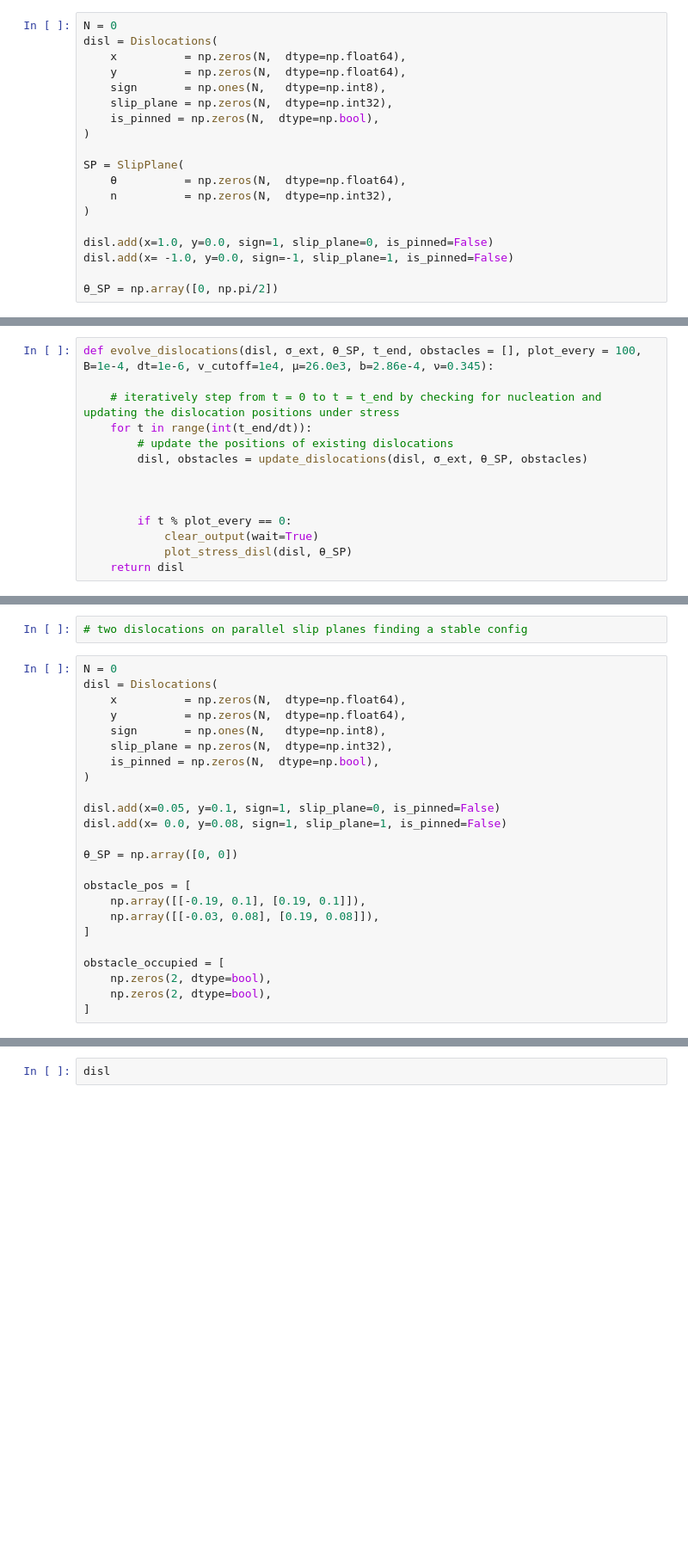
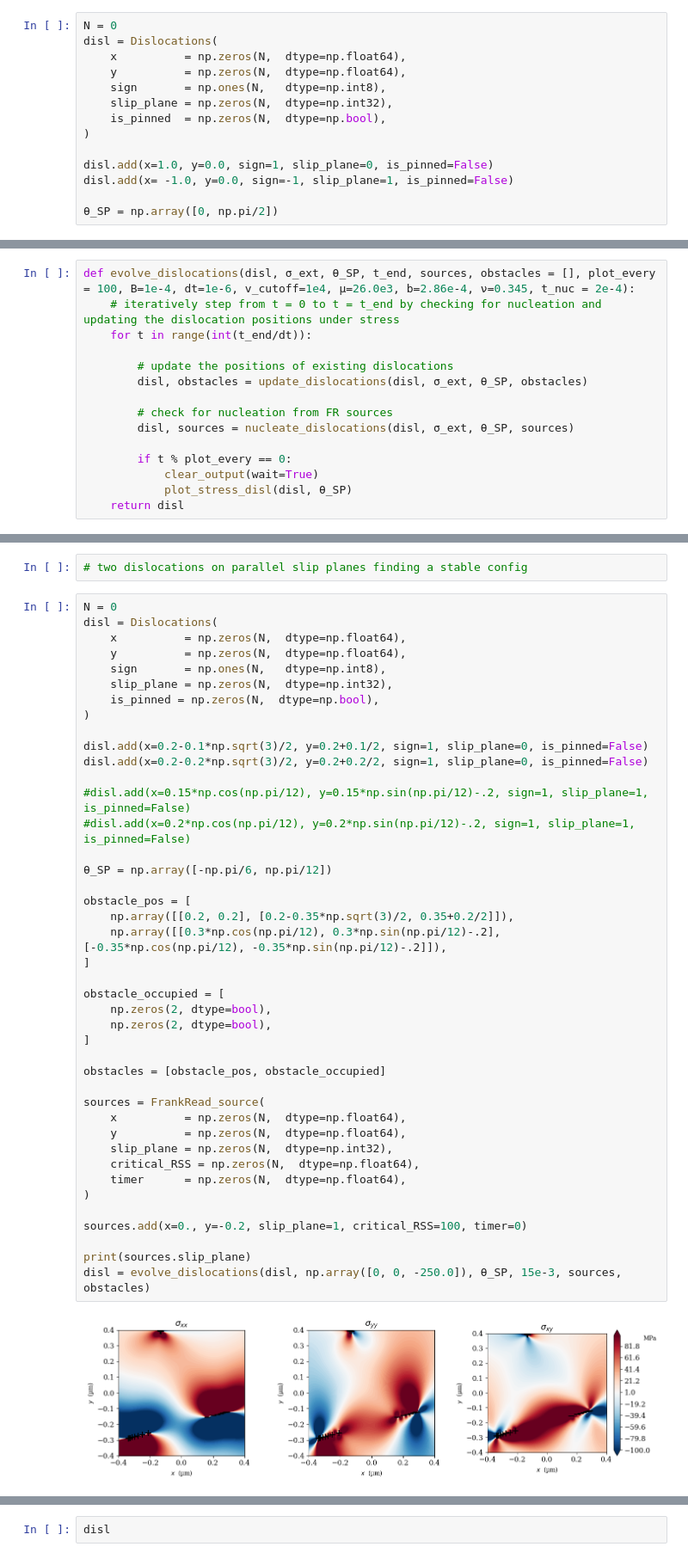
Before and after one commit to Luca-R27/PhDcourse_2026_CompMatMod, a Jupyter notebook: DDP/DDP.ipynb, the cells around one changed output, grey strips where cells are left out. Shown at 86% size. Drawn from its saved outputs; the diff is of its cells as text; blank space fills up the shorter version.

Commit message:
Add FR sources to DDP script

```diff
--- a/DDP/DDP.ipynb
+++ b/DDP/DDP.ipynb
@@ -120,12 +121,7 @@ disl = Dislocations(
     y          = np.zeros(N,  dtype=np.float64),
     sign       = np.ones(N,   dtype=np.int8),
     slip_plane = np.zeros(N,  dtype=np.int32),
-    is_pinned = np.zeros(N,  dtype=np.bool),
-)
-
-SP = SlipPlane(
-    θ          = np.zeros(N,  dtype=np.float64),
-    n          = np.zeros(N,  dtype=np.int32),
+    is_pinned  = np.zeros(N,  dtype=np.bool),
 )
 
 disl.add(x=1.0, y=0.0, sign=1, slip_plane=0, is_pinned=False)
@@ -310,12 +331,13 @@ def update_dislocations(disl, σ_ext, θ_SP, obstacles=[], B=1e-4, dt=1e-6, v_cu
 # %%
-def evolve_dislocations(disl, σ_ext, θ_SP, t_end, obstacles = [], plot_every = 100, B=1e-4, dt=1e-6, v_cutoff=1e4, μ=26.0e3, b=2.86e-4, ν=0.345):
-
+def evolve_dislocations(disl, σ_ext, θ_SP, t_end, sources, obstacles = [], plot_every = 100, B=1e-4, dt=1e-6, v_cutoff=1e4, μ=26.0e3, b=2.86e-4, ν=0.345, t_nuc = 2e-4):
     # iteratively step from t = 0 to t = t_end by checking for nucleation and updating the dislocation positions under stress
     for t in range(int(t_end/dt)):
+
         # update the positions of existing dislocations
         disl, obstacles = update_dislocations(disl, σ_ext, θ_SP, obstacles)
 
-
+        # check for nucleation from FR sources
+        disl, sources = nucleate_dislocations(disl, σ_ext, θ_SP, sources)
 
         if t % plot_every == 0:
             clear_output(wait=True)
@@ -362,24 +384,44 @@ _ = evolve_dislocations(disl, np.array([0, 0, 0.0]), θ_SP, 5000e-6)
 # %%
 N = 0
 disl = Dislocations(
     x          = np.zeros(N,  dtype=np.float64),
     y          = np.zeros(N,  dtype=np.float64),
     sign       = np.ones(N,   dtype=np.int8),
     slip_plane = np.zeros(N,  dtype=np.int32),
     is_pinned = np.zeros(N,  dtype=np.bool),
 )
 
-disl.add(x=0.05, y=0.1, sign=1, slip_plane=0, is_pinned=False)
-disl.add(x= 0.0, y=0.08, sign=1, slip_plane=1, is_pinned=False)
+disl.add(x=0.2-0.1*np.sqrt(3)/2, y=0.2+0.1/2, sign=1, slip_plane=0, is_pinned=False)
+disl.add(x=0.2-0.2*np.sqrt(3)/2, y=0.2+0.2/2, sign=1, slip_plane=0, is_pinned=False)
 
-θ_SP = np.array([0, 0])
+#disl.add(x=0.15*np.cos(np.pi/12), y=0.15*np.sin(np.pi/12)-.2, sign=1, slip_plane=1, is_pinned=False)
+#disl.add(x=0.2*np.cos(np.pi/12), y=0.2*np.sin(np.pi/12)-.2, sign=1, slip_plane=1, is_pinned=False)
+
+θ_SP = np.array([-np.pi/6, np.pi/12])
 
 obstacle_pos = [
-    np.array([[-0.19, 0.1], [0.19, 0.1]]),
-    np.array([[-0.03, 0.08], [0.19, 0.08]]),
+    np.array([[0.2, 0.2], [0.2-0.35*np.sqrt(3)/2, 0.35+0.2/2]]),
+    np.array([[0.3*np.cos(np.pi/12), 0.3*np.sin(np.pi/12)-.2], [-0.35*np.cos(np.pi/12), -0.35*np.sin(np.pi/12)-.2]]),
 ]
 
 obstacle_occupied = [
     np.zeros(2, dtype=bool),
     np.zeros(2, dtype=bool),
 ]
+
+obstacles = [obstacle_pos, obstacle_occupied]
+
+sources = FrankRead_source(
+    x          = np.zeros(N,  dtype=np.float64),
+    y          = np.zeros(N,  dtype=np.float64),
+    slip_plane = np.zeros(N,  dtype=np.int32),
+    critical_RSS = np.zeros(N,  dtype=np.float64),
+    timer      = np.zeros(N,  dtype=np.float64),
+)
+
+sources.add(x=0., y=-0.2, slip_plane=1, critical_RSS=100, timer=0)
+
+print(sources.slip_plane)
+disl = evolve_dislocations(disl, np.array([0, 0, -250.0]), θ_SP, 15e-3, sources, obstacles)
+# %% [output]
+[figure, added]
```
Also changed, not shown: parts of 6 cells of this notebook.
